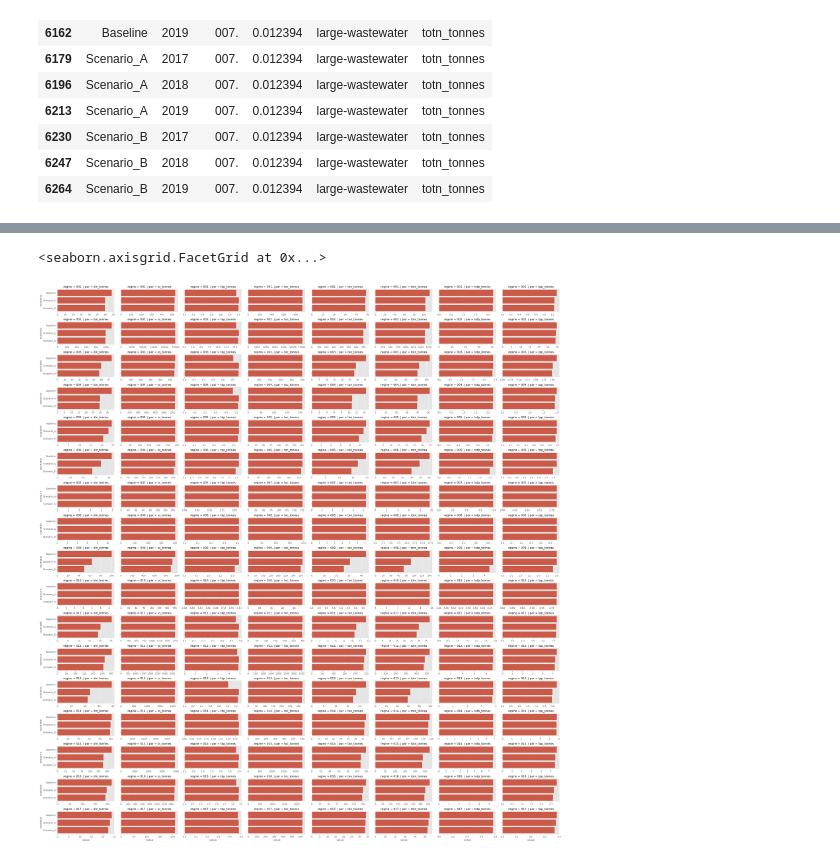
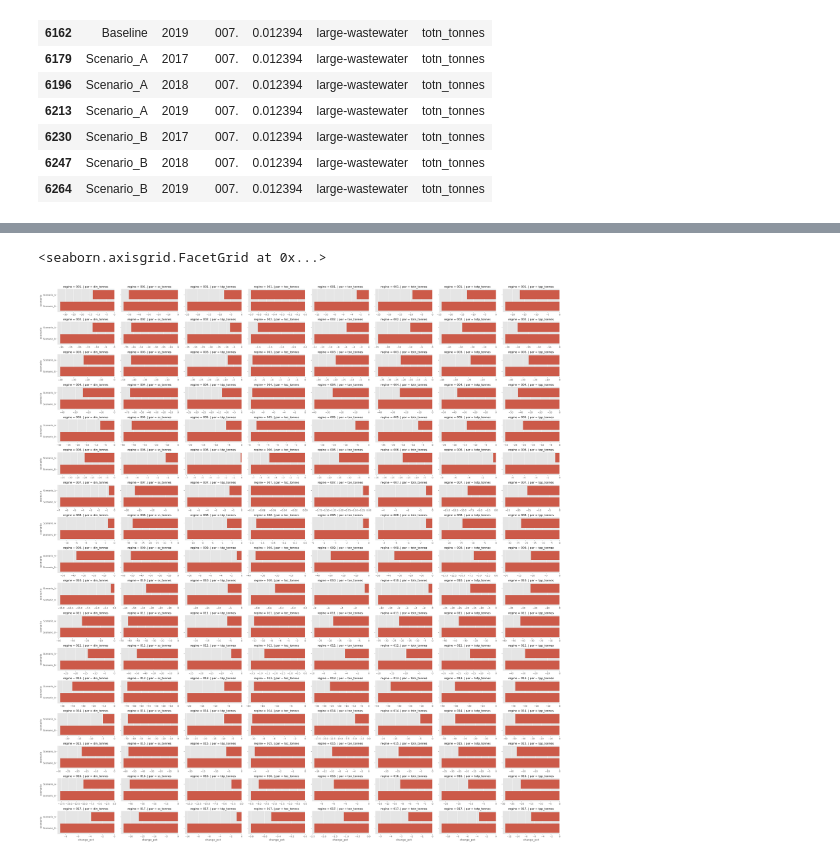
Before and after one commit to NIVANorge/oslomod_phase3_teotil, a Jupyter notebook: code/03_check_scenario_results.ipynb, the cells around one changed output, grey strips where cells are left out. Drawn from its saved outputs; the diff is of its cells as text; code cells hidden in the pictures.

```diff
--- a/code/03_check_scenario_results.ipynb
+++ b/code/03_check_scenario_results.ipynb
@@ -268,16 +268,16 @@ sn.catplot(
 # %%
 sn.catplot(
     data=all_df,
-    x="value",
+    x="change_pct",
     y="scenario",
     row="regine",
     col="par",
     kind="bar",
     sharex=False,
     sharey=True,
     aspect=2,
     height=2,
 )
 # %% [output]
 <seaborn.axisgrid.FacetGrid at 0x...>
-[figure, old version]
+[figure, new version]
```
Also changed, not shown: parts of 8 cells of this notebook, 20 other files.
